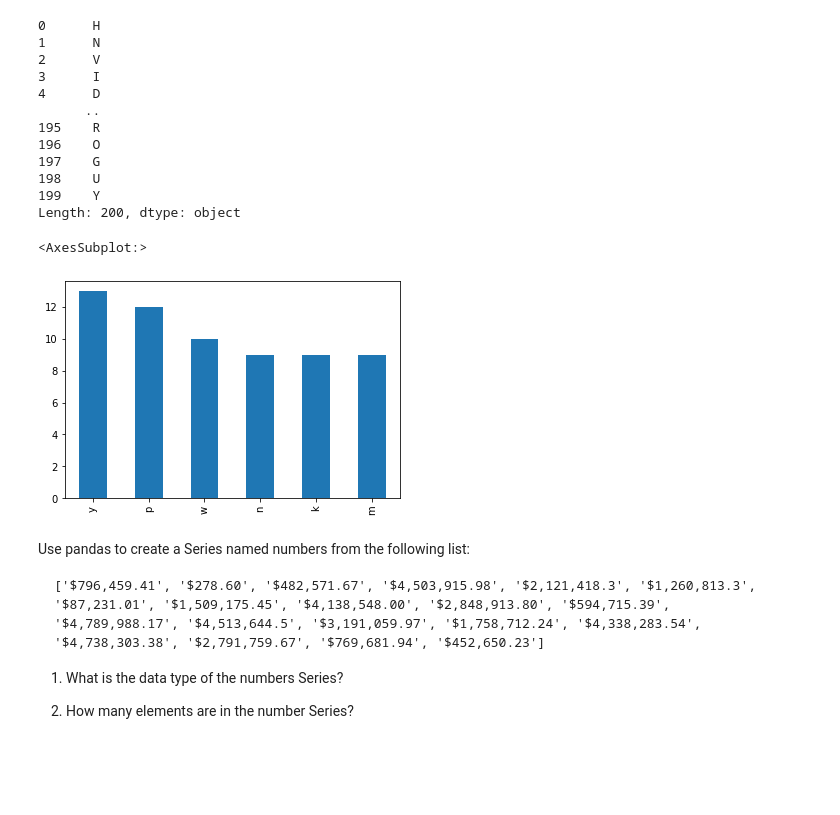
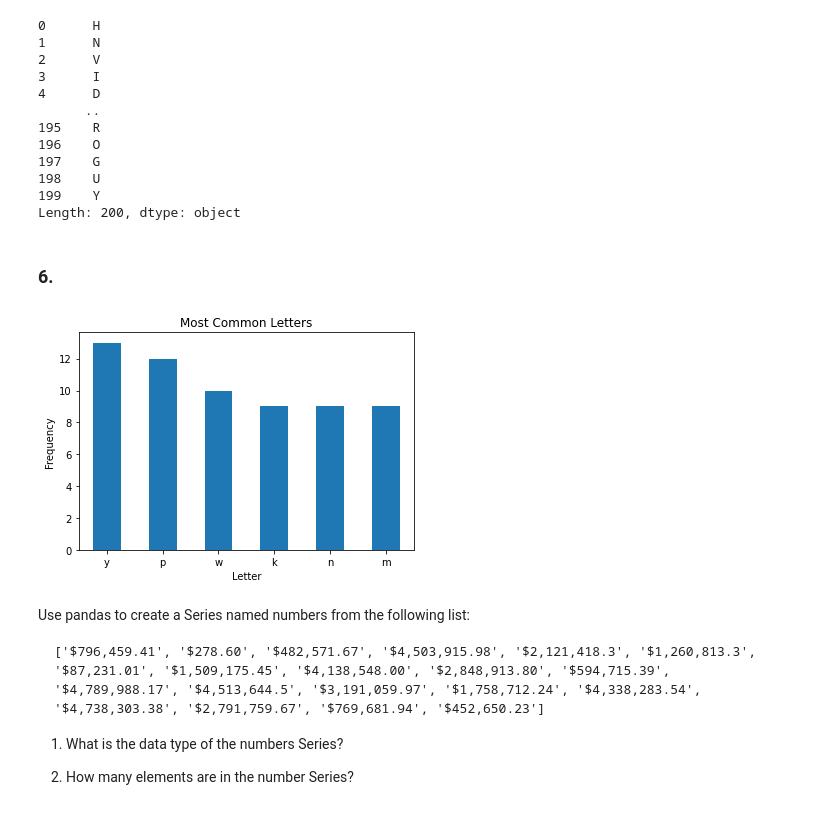
Before and after one commit to wheelerjoshua/numpy-pandas-visualization-exercises, a Jupyter notebook: pandas_series.ipynb, the cells around one changed output. Cells and saved outputs as stored; diff of their text form; code cells hidden in the pictures; blank space fills up the shorter version.

```diff
--- a/pandas_series.ipynb
+++ b/pandas_series.ipynb
@@ -366,11 +378,16 @@ letters_upper
 198    U
 199    Y
 Length: 200, dtype: object
+# %% [markdown]
+### 6.
 # %%
 letters.value_counts().sort_values(ascending = False).head(6).plot.bar()
+plt.title('Most Common Letters')
+plt.xlabel('Letter')
+plt.xticks(rotation = 0)
+plt.ylabel('Frequency');
 # %% [output]
-<AxesSubplot:>
-[figure, old version]
+[figure, new version]
 # %% [markdown]
 Use pandas to create a Series named numbers from the following list:
 
```
Also changed, not shown: parts of 43 cells of this notebook, 1 other file.
